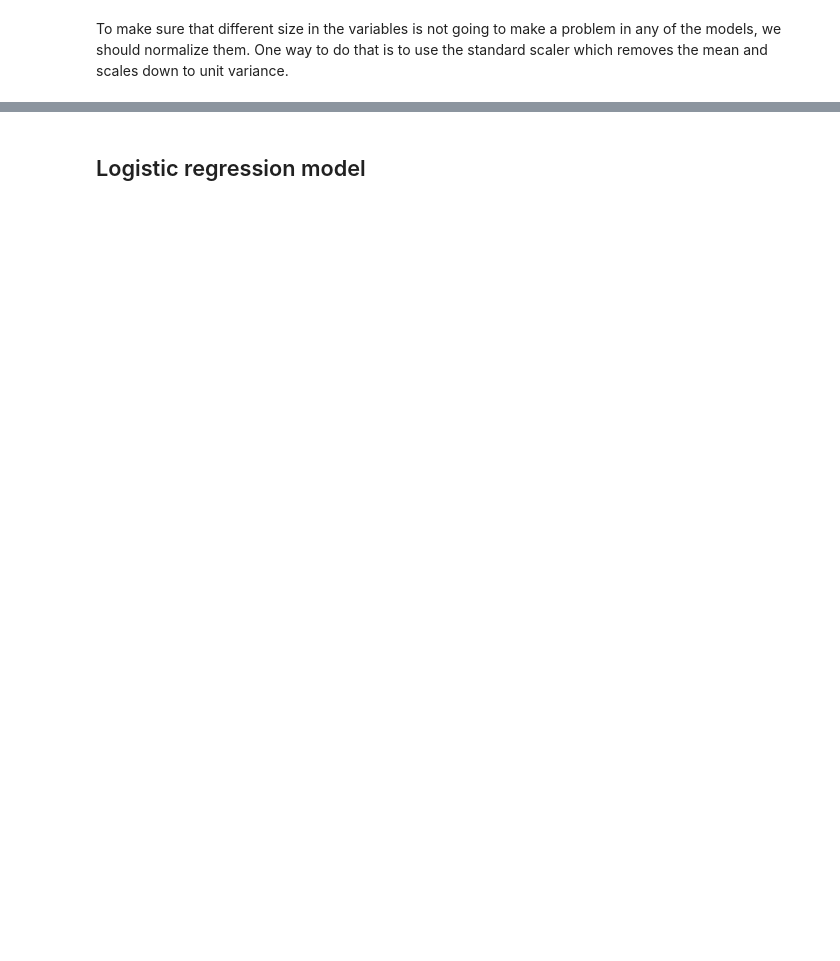
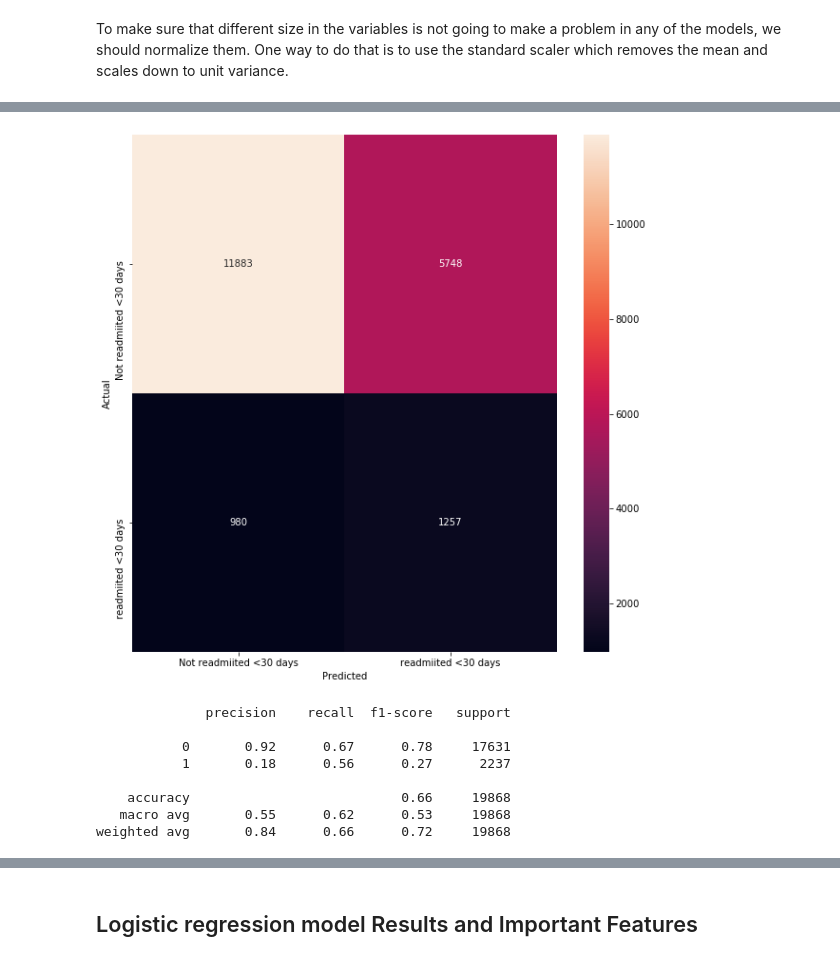
Before and after one commit to saragolesta/Complications-of-diabetes, a Jupyter notebook: Models.ipynb, the cells around one changed output, grey strips where cells are left out. Saved outputs shown, nothing was run; the diff lists cells and outputs as text; code cells hidden in the pictures; blank space fills up the shorter version.

```diff
--- a/Models.ipynb
+++ b/Models.ipynb
@@ -251,0 +237,22 @@ plt.show()
+# %%
+n_estimators = range(100,500,100)
+
+# maximum depth of the tree
+max_depth = range(1,7,1)
+
+# learning rate
+learning_rate = [0.001,0.01,0.1]
+
+# random grid
+
+params = {'n_estimators':n_estimators,
+              'max_depth':max_depth,
+              'learning_rate':learning_rate}
+new_params = {'xgbclassifier__' + key: params[key] for key in params}
+
+auc = make_scorer(roc_auc_score)
+imba_pipeline = make_pipeline(RandomUnderSampler(random_state=42),shuffle(random_state=42), models[3])
+grid_imba = GridSearchCV(imba_pipeline, param_grid=new_params, cv=2, scoring=auc,
+                        return_train_score=True)
+# grid_imba = RandomizedSearchCV(imba_pipeline, param_distributions=new_params,n_iter = 20, cv=2, scoring=auc,
+#                         return_train_score=True)
@@ -251,0 +263,3 @@ plt.show()
+# %%
+grid_imba.fit(X_train_tf, y_train)
+grid_imba.best_params_
@@ -251,0 +274,5 @@ plt.show()
+# %%
+best_xgb_model = grid_imba.best_estimator_.named_steps['xgbclassifier']
+y_test_predict = best_xgb_model.predict(X_test_tf)
+print_results(y_test, y_test_predict)
+plot_important_features(best_xgb_model, list(all_X_train.columns), 50, 'Feature Importance Score - XGBoost')
@@ -251,0 +290,24 @@ plt.show()
+# %%
+selection = SelectFromModel(best_xgb_model, threshold=0.01, prefit=True)
+undersample = RandomUnderSampler(random_state=42)
+X_train_us, y_train_us = undersample.fit_resample(X_train_tf, y_train)
+X_train_us, y_train_us = shuffle(X_train_us, y_train_us, random_state=42)
+select_X_train = selection.transform(X_train_us)
+
+selection_model = XGBClassifier(learning_rate=0.1, max_depth=2,n_estimators=400)
+selection_model.fit(select_X_train, y_train_us)
+
+select_X_test = selection.transform(X_test_tf)
+y_pred = selection_model.predict(select_X_test)
+print_results(y_test, y_pred)
+plot_important_features(selection_model, list(all_X_train.columns[selection.get_support()]), 10, 'Feature Importance Score - XGBoost')
+# %% [output]
+[figure, added]
+              precision    recall  f1-score   support
+
+           0       0.92      0.67      0.78     17631
+           1       0.18      0.56      0.27      2237
+
+    accuracy                           0.66     19868
+   macro avg       0.55      0.62      0.53     19868
+weighted avg       0.84      0.66      0.72     19868
@@ -252,2 +315,2 @@ plt.show()
 # %% [markdown]
-## Logistic regression model
+## Logistic regression model Results and Important Features
```
Also changed, not shown: parts of 31 cells of this notebook, 3 other files.
